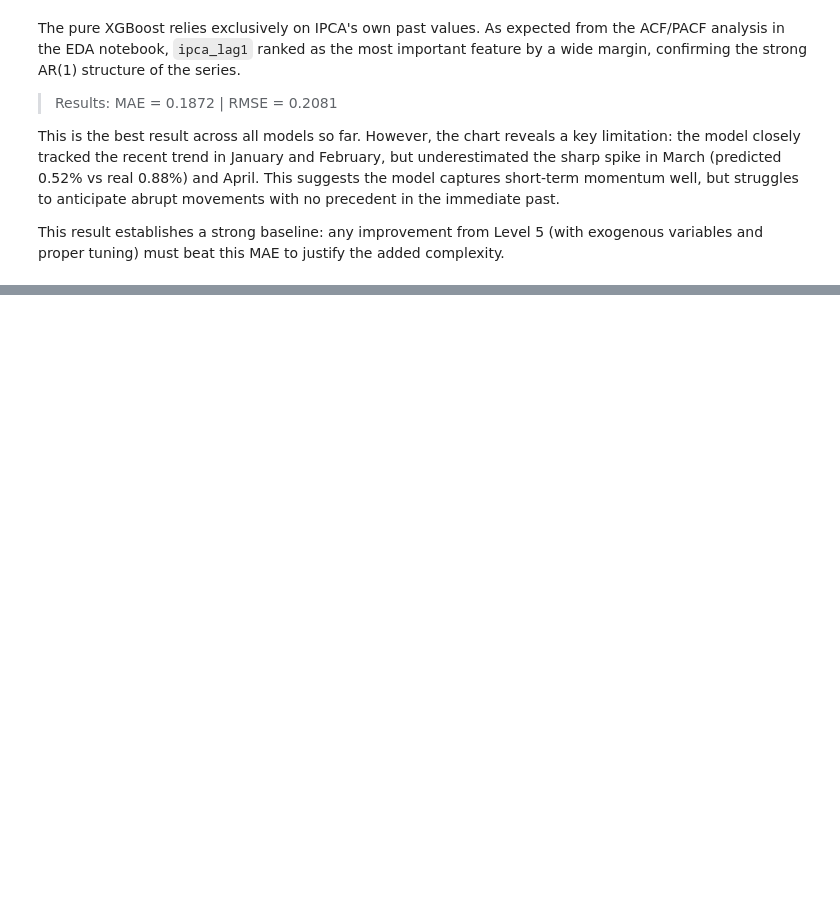
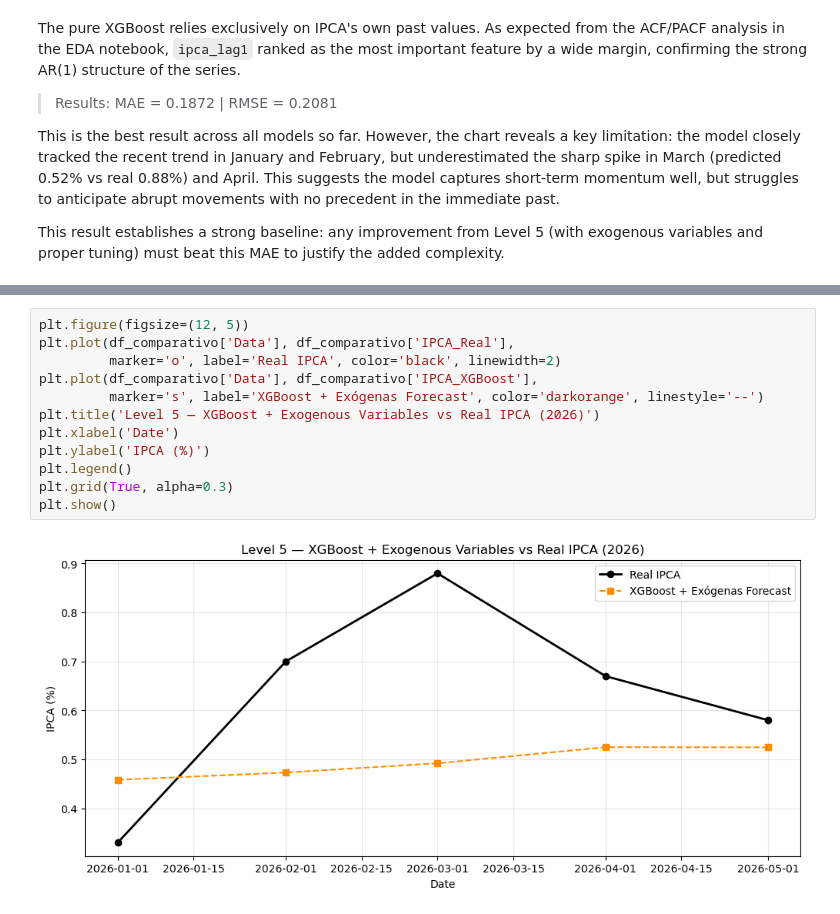
Before and after one commit to Marques07/IPCA-Prophet-Forecasting, a Jupyter notebook: 03_XGBoost_Modelagem.ipynb, the cells around one changed output, grey strips where cells are left out. Drawn from its saved outputs; the diff is of its cells as text; blank space fills up the shorter version.

```diff
--- a/03_XGBoost_Modelagem.ipynb
+++ b/03_XGBoost_Modelagem.ipynb
@@ -466,0 +418,14 @@ Valor Estimado: 0.4238%
+# %%
+plt.figure(figsize=(12, 5))
+plt.plot(df_comparativo['Data'], df_comparativo['IPCA_Real'],
+         marker='o', label='Real IPCA', color='black', linewidth=2)
+plt.plot(df_comparativo['Data'], df_comparativo['IPCA_XGBoost'],
+         marker='s', label='XGBoost + Exógenas Forecast', color='darkorange', linestyle='--')
+plt.title('Level 5 — XGBoost + Exogenous Variables vs Real IPCA (2026)')
+plt.xlabel('Date')
+plt.ylabel('IPCA (%)')
+plt.legend()
+plt.grid(True, alpha=0.3)
+plt.show()
+# %% [output]
+[figure, added]
```
Also changed, not shown: parts of 20 cells of this notebook, 1 other file.
